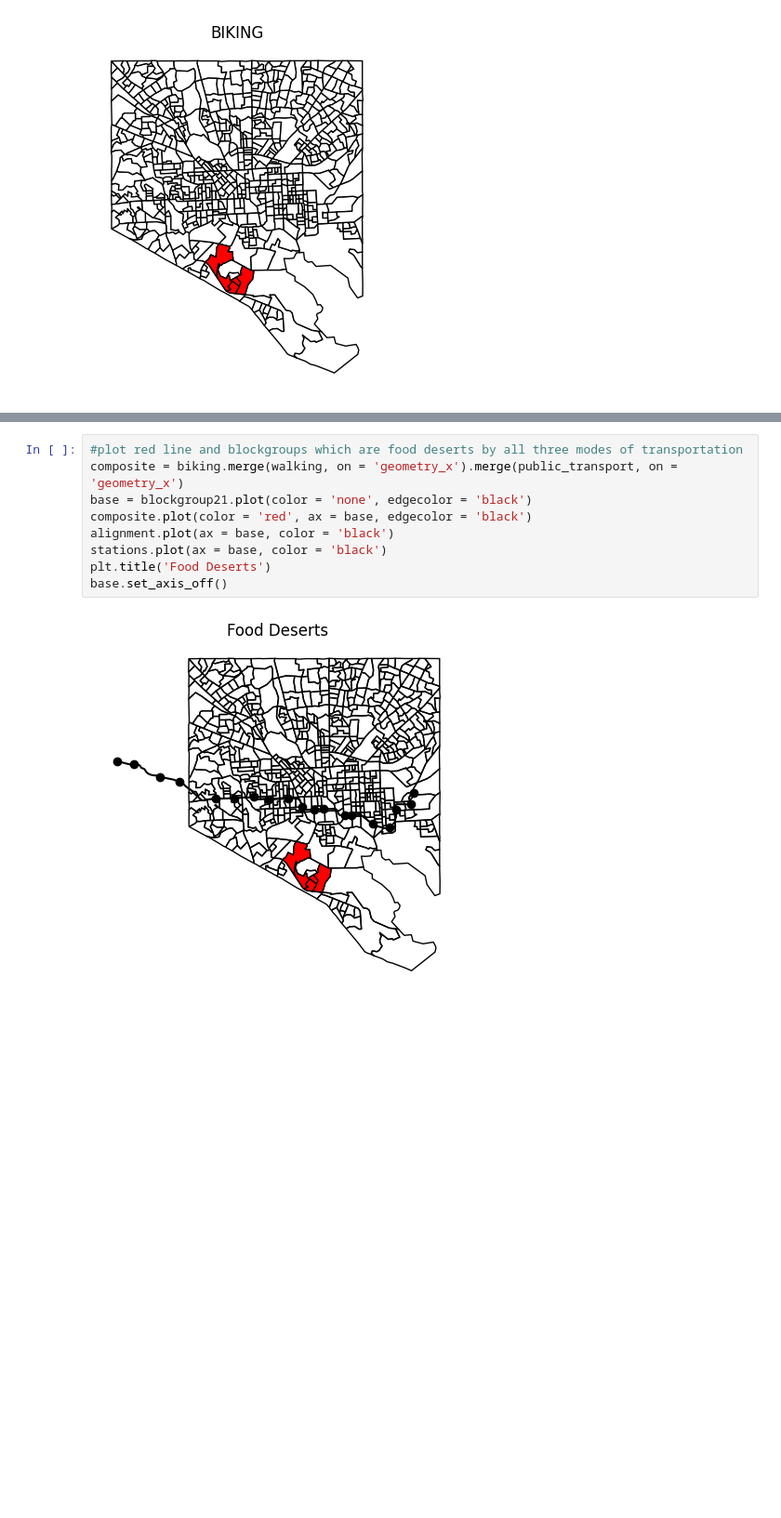
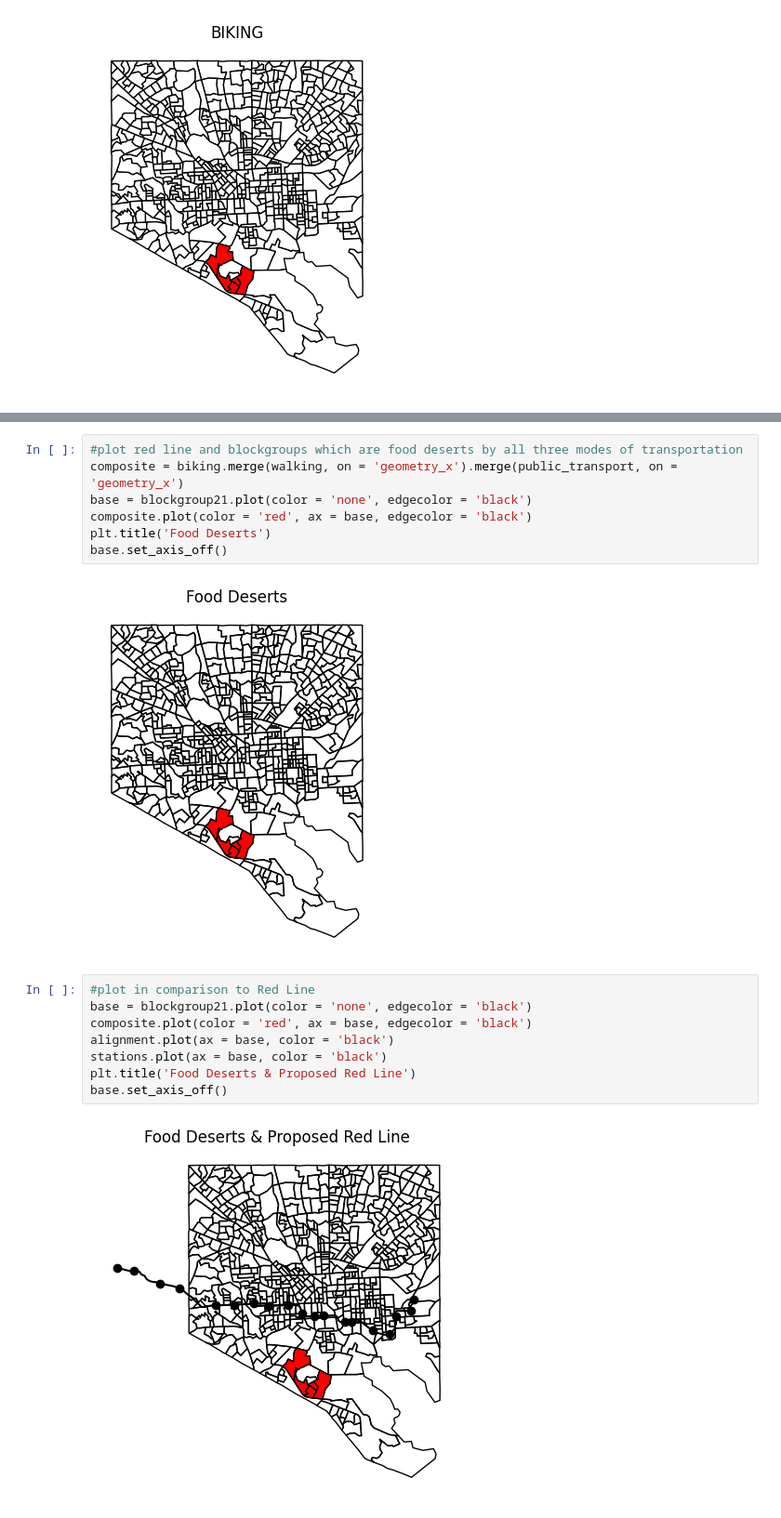
Before and after one commit to EllieBard/RedLine, a Jupyter notebook: Final.ipynb, the cells around one changed output, grey strips where cells are left out. Shown at 93% size. Saved outputs shown, nothing was run; the diff lists cells and outputs as text; blank space fills up the shorter version.

```diff
--- a/Final.ipynb
+++ b/Final.ipynb
@@ -272,12 +293,20 @@ base.legend(handles = custom_legend, bbox_to_anchor=(2, 0.7))
 composite = biking.merge(walking, on = 'geometry_x').merge(public_transport, on = 'geometry_x')
 base = blockgroup21.plot(color = 'none', edgecolor = 'black')
 composite.plot(color = 'red', ax = base, edgecolor = 'black')
-alignment.plot(ax = base, color = 'black')
-stations.plot(ax = base, color = 'black')
 plt.title('Food Deserts')
 base.set_axis_off()
 # %% [output]
-[figure, old version]
+[figure, new version]
+# %%
+#plot in comparison to Red Line
+base = blockgroup21.plot(color = 'none', edgecolor = 'black')
+composite.plot(color = 'red', ax = base, edgecolor = 'black')
+alignment.plot(ax = base, color = 'black')
+stations.plot(ax = base, color = 'black')
+plt.title('Food Deserts & Proposed Red Line')
+base.set_axis_off()
+# %% [output]
+[figure, added]
 # %%
 ##Transit Desert Index
 
```
Also changed, not shown: parts of 6 cells of this notebook.
